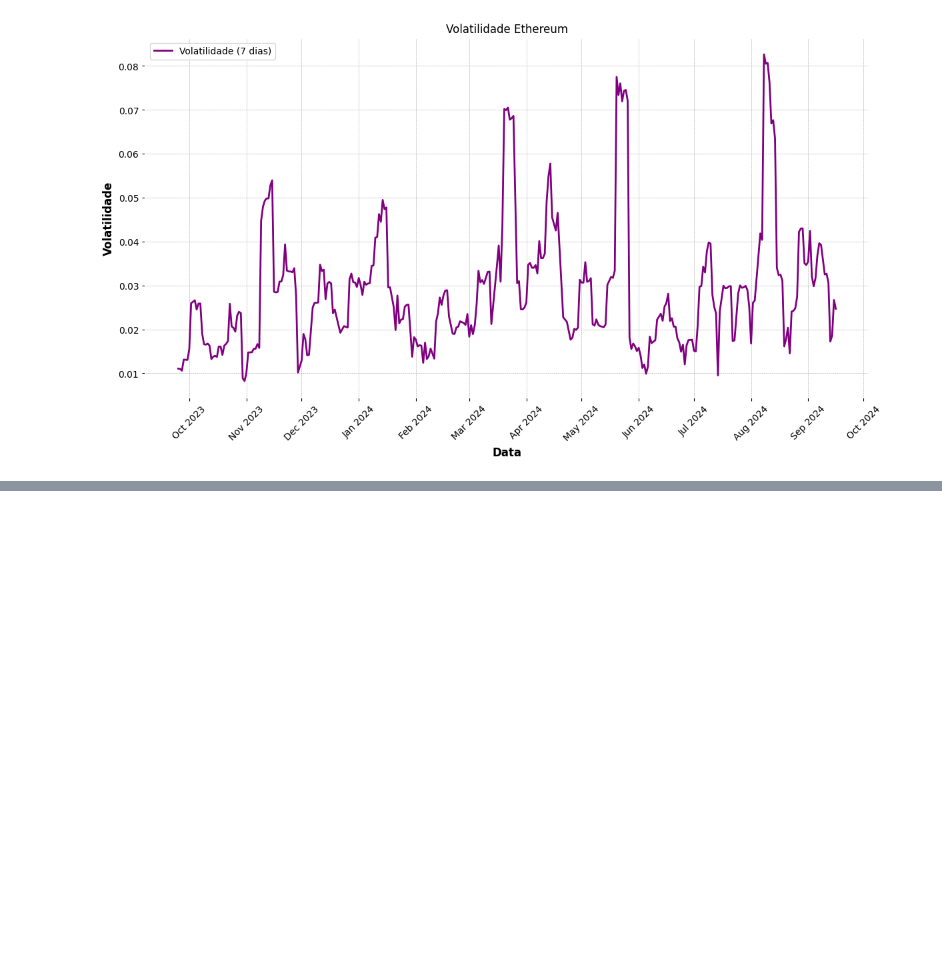
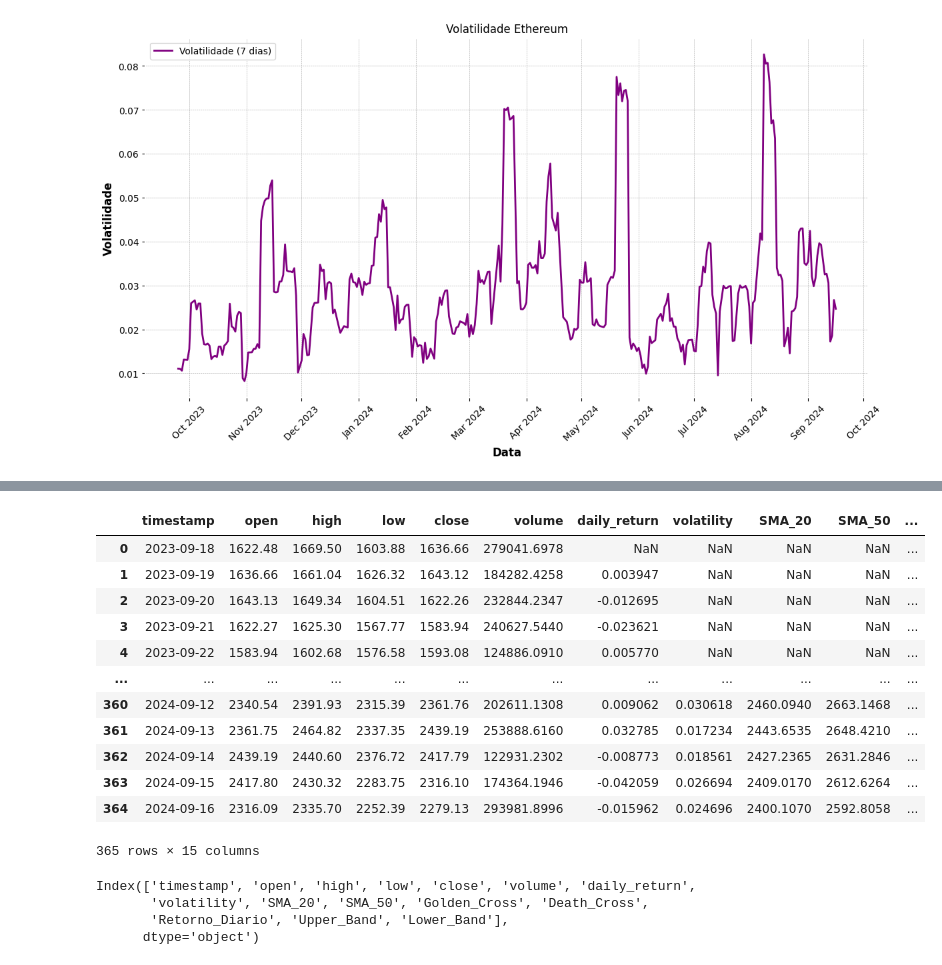
Before and after one commit to cecigonca/ponderada-cripto, a Jupyter notebook: src/dados_processados/ethereum.ipynb, the cells around one changed output, grey strips where cells are left out. Saved outputs shown, nothing was run; the diff lists cells and outputs as text; code cells hidden in the pictures; blank space fills up the shorter version.

```diff
--- a/src/dados_processados/ethereum.ipynb
+++ b/src/dados_processados/ethereum.ipynb
@@ -180,0 +197,23 @@ plt.show()
+# %%
+df_ethereum
+# %% [output]
+|  | timestamp | open | high | low | close | volume | daily_return | volatility | SMA_20 | SMA_50 | ... |
+| 0 | 2023-09-18 | 1622.48 | 1669.50 | 1603.88 | 1636.66 | 279041.6978 | NaN | NaN | NaN | NaN | ... |
+| 1 | 2023-09-19 | 1636.66 | 1661.04 | 1626.32 | 1643.12 | 184282.4258 | 0.003947 | NaN | NaN | NaN | ... |
+| 2 | 2023-09-20 | 1643.13 | 1649.34 | 1604.51 | 1622.26 | 232844.2347 | -0.012695 | NaN | NaN | NaN | ... |
+| 3 | 2023-09-21 | 1622.27 | 1625.30 | 1567.77 | 1583.94 | 240627.5440 | -0.023621 | NaN | NaN | NaN | ... |
+| 4 | 2023-09-22 | 1583.94 | 1602.68 | 1576.58 | 1593.08 | 124886.0910 | 0.005770 | NaN | NaN | NaN | ... |
+| ... | ... | ... | ... | ... | ... | ... | ... | ... | ... | ... | ... |
+| 360 | 2024-09-12 | 2340.54 | 2391.93 | 2315.39 | 2361.76 | 202611.1308 | 0.009062 | 0.030618 | 2460.0940 | 2663.1468 | ... |
+| 361 | 2024-09-13 | 2361.75 | 2464.82 | 2337.35 | 2439.19 | 253888.6160 | 0.032785 | 0.017234 | 2443.6535 | 2648.4210 | ... |
+| 362 | 2024-09-14 | 2439.19 | 2440.60 | 2376.72 | 2417.79 | 122931.2302 | -0.008773 | 0.018561 | 2427.2365 | 2631.2846 | ... |
+| 363 | 2024-09-15 | 2417.80 | 2430.32 | 2283.75 | 2316.10 | 174364.1946 | -0.042059 | 0.026694 | 2409.0170 | 2612.6264 | ... |
+| 364 | 2024-09-16 | 2316.09 | 2335.70 | 2252.39 | 2279.13 | 293981.8996 | -0.015962 | 0.024696 | 2400.1070 | 2592.8058 | ... |
+365 rows × 15 columns
+# %%
+df_ethereum.columns
+# %% [output]
+Index(['timestamp', 'open', 'high', 'low', 'close', 'volume', 'daily_return',
+       'volatility', 'SMA_20', 'SMA_50', 'Golden_Cross', 'Death_Cross',
+       'Retorno_Diario', 'Upper_Band', 'Lower_Band'],
+      dtype='object')
```
Also changed, not shown: parts of 4 cells of this notebook, 1 other file.
